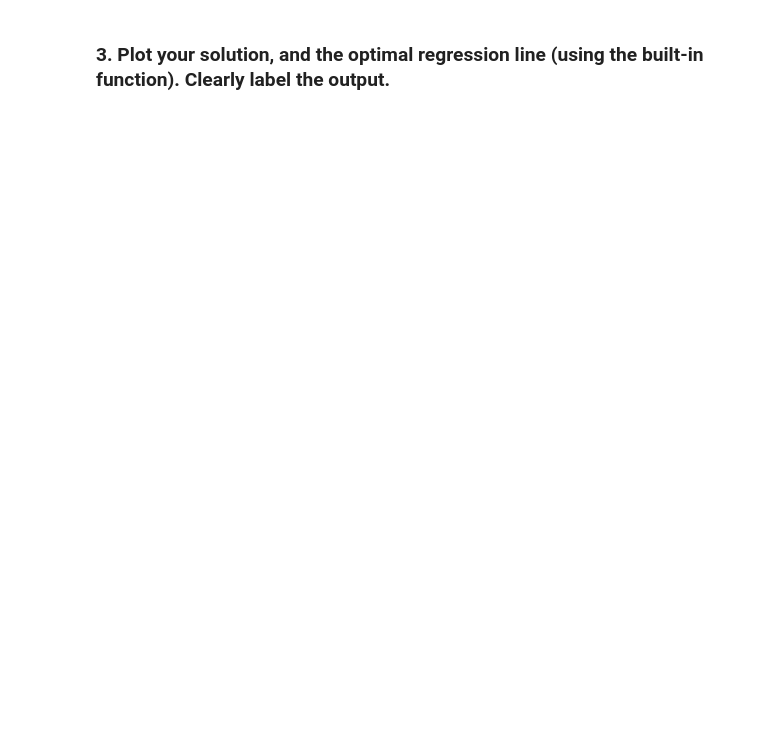
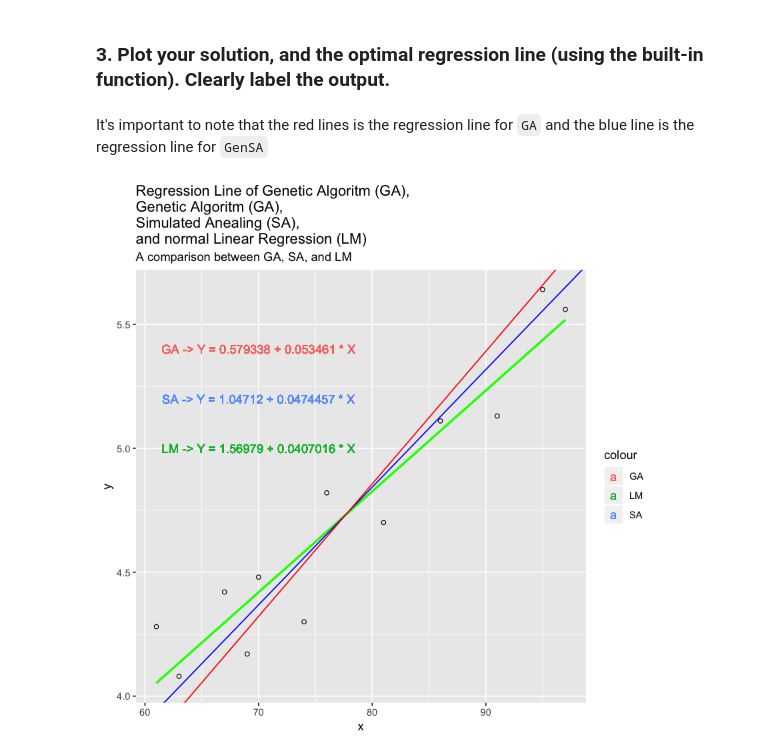
Before and after one commit to nicksspirit/MSBA, a Jupyter notebook: 64018/RNotebook/metaheuristics_umuoh.ipynb, the cells around one changed output. Drawn from its saved outputs; the diff is of its cells as text; code cells hidden in the pictures; blank space fills up the shorter version.

Commit message:
Used ggplot to plot the regression line for LM, GA, and SA

```diff
--- a/64018/RNotebook/metaheuristics_umuoh.ipynb
+++ b/64018/RNotebook/metaheuristics_umuoh.ipynb
@@ -256,0 +303,52 @@ abline(c(sa_search$par), col = "blue")
+# %% [markdown]
+It's important to note that the red lines is the regression line for `GA` and the blue line is the regression line for `GenSA`
+# %%
+dataset <- data.frame(x, y)
+
+ggplot(dataset, aes(x = x, y = y)) +
+    ggtitle(
+        "Regression Line of Genetic Algoritm (GA),\nGenetic Algoritm (GA),\nSimulated Anealing (SA),\nand normal Linear Regression (LM)",
+        subtitle = "A comparison between GA, SA, and LM"
+    ) +
+    geom_point(shape=1) +
+
+    # Add linear regression lines
+    geom_smooth(method=lm, se=FALSE, col = "green") +
+
+    # Simulated Annealing Regression Line
+    geom_abline(
+        intercept = sa_search$par[1],
+        slope = sa_search$par[2],
+        col = "blue"
+    ) +
+
+    # Genetic Algorithm Regression Line
+    geom_abline(
+        intercept = ga_search@solution[1],
+        slope = ga_search@solution[2],
+        col = "red"
+    ) +
+    geom_text(aes(
+        x = 70,
+        y = 5.4,
+        label = sprintf("GA -> Y = %g + %g * X", ga_search@solution[1], ga_search@solution[2]),
+        color = "GA"
+    )) +
+    geom_text(aes(
+        x = 70,
+        y = 5.2,
+        label = sprintf("SA -> Y = %g + %g * X", sa_search$par[1], sa_search$par[2]),
+        color = "SA"
+    )) +
+    geom_text(aes(
+        x = 70,
+        y = 5.0,
+        label = sprintf("LM -> Y = %g + %g * X", b0, b1),
+        color = "LM"
+    ))
+
+# plot(x, y, col = "red", xlab = "X", ylab = "Y")
+# abline(c(ga_search@solution), col = "red")
+# abline(c(sa_search$par), col = "blue")
+# %% [output]
+[figure, added]
```
Also changed, not shown: parts of 7 cells of this notebook.
